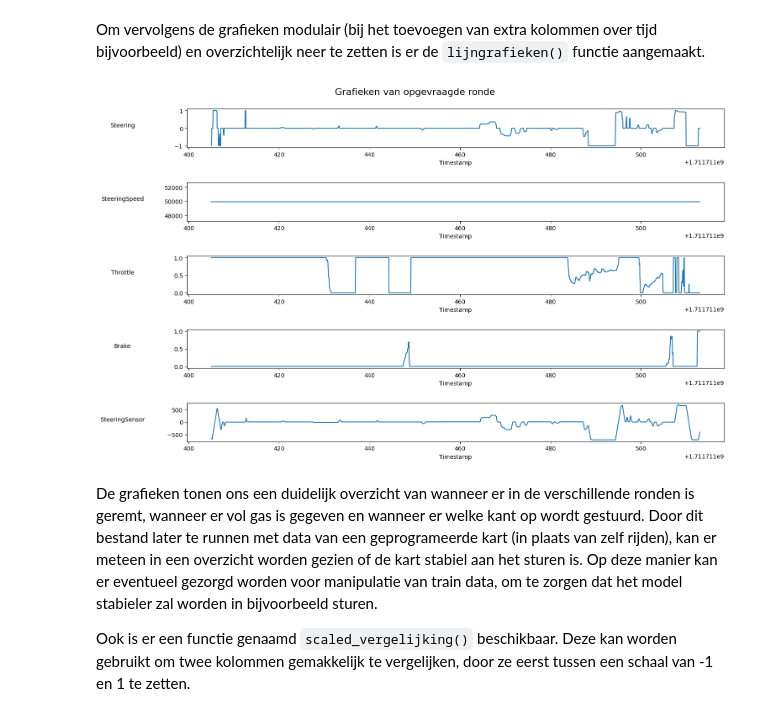
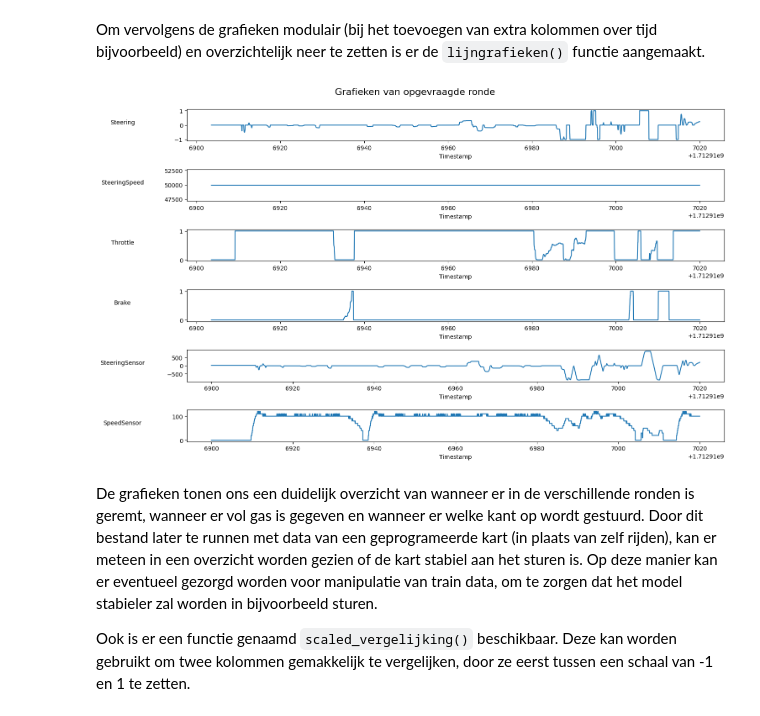
Before and after one commit to MartijnGorissen/SelfDrivingPepper, a Jupyter notebook: EDA.ipynb, the cells around one changed output. Saved outputs shown, nothing was run; the diff lists cells and outputs as text; code cells hidden in the pictures.

```diff
--- a/EDA.ipynb
+++ b/EDA.ipynb
@@ -90,14 +92,14 @@ Eerste rijen in DataFrame:
 Nu zal er via grafieken worden gekeken wat de data aan het doen is tijdens het rijden. Indien het ingeladen dataframe te groot is of te veel data bevat, kan de `data_selection()` functie worden toegepast om met 2 integers aan te geven welke periode getoont moet worden.
 # %%
 # Gebruiken van de data_selection functie indien nodig
-df = data_selection(df, 1711711405, 1711711513)
+eda = data_selection(df, 1712916900, 1712917020)
 # %% [markdown]
 Om vervolgens de grafieken modulair (bij het toevoegen van extra kolommen over tijd bijvoorbeeld) en overzichtelijk neer te zetten is er de `lijngrafieken()` functie aangemaakt.
 # %%
 # Toepassen van de lijngrafieken functie
-lijngrafieken(df)
+lijngrafieken(eda)
 # %% [output]
-[figure, old version]
+[figure, new version]
 # %% [markdown]
 De grafieken tonen ons een duidelijk overzicht van wanneer er in de verschillende ronden is geremt, wanneer er vol gas is gegeven en wanneer er welke kant op wordt gestuurd. Door dit bestand later te runnen met data van een geprogrameerde kart (in plaats van zelf rijden), kan er meteen in een overzicht worden gezien of de kart stabiel aan het sturen is. Op deze manier kan er eventueel gezorgd worden voor manipulatie van train data, om te zorgen dat het model stabieler zal worden in bijvoorbeeld sturen.
 
```
Also changed, not shown: parts of 16 cells of this notebook, 2 other files.
